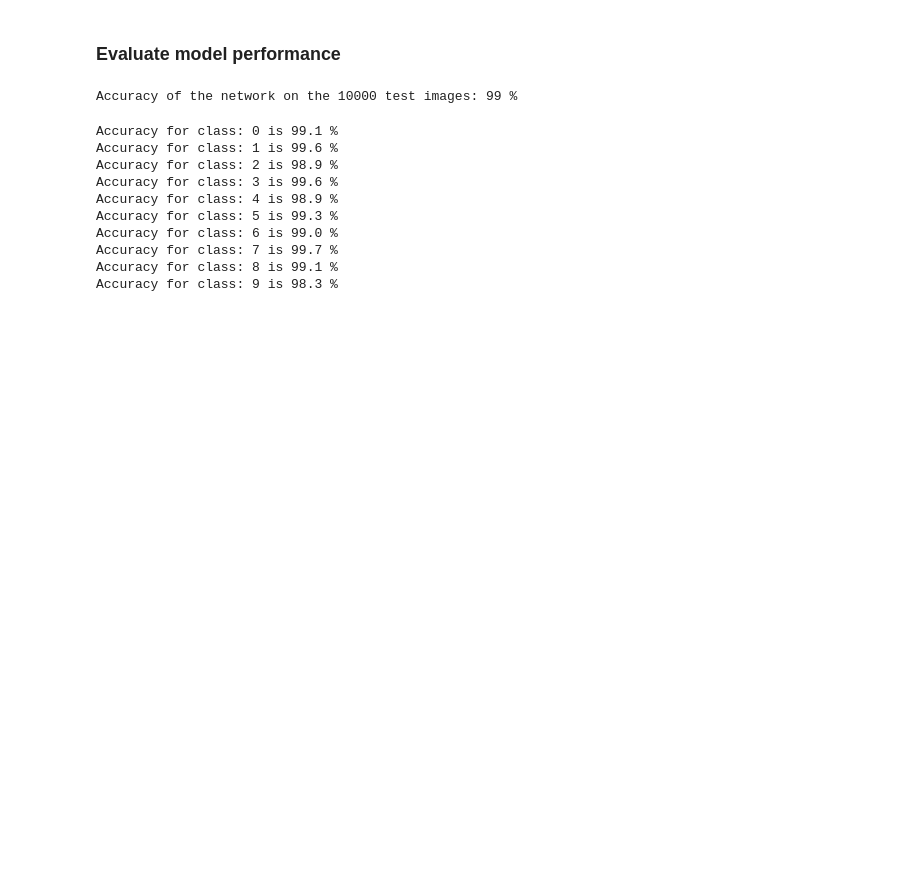
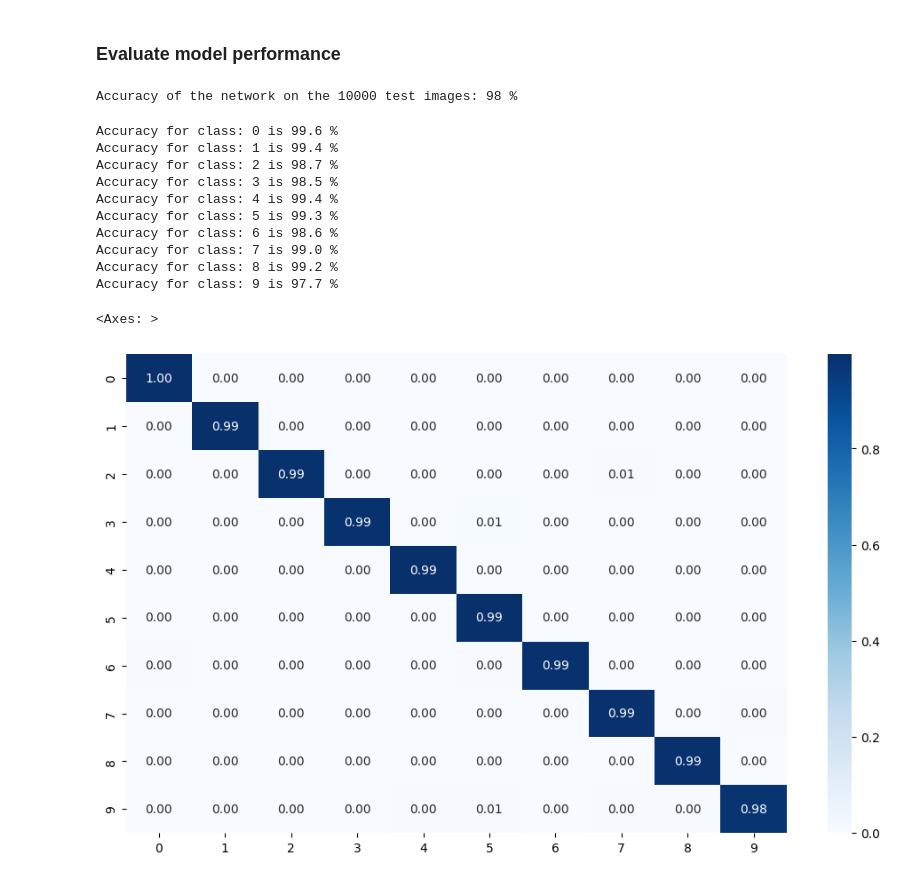
Before and after one commit to mmvp314/ml-projects, a Jupyter notebook: mnist_torch.ipynb, the cells around one changed output. Drawn from its saved outputs; the diff is of its cells as text; code cells hidden in the pictures; blank space fills up the shorter version.

```diff
--- a/mnist_torch.ipynb
+++ b/mnist_torch.ipynb
@@ -229,7 +266,7 @@ class SimpleCNN(nn.Module):
 # %%
 model_CNN = SimpleCNN() # creates an object (an instance of the SimpleCNN class), ! not a function
 criterion = nn.CrossEntropyLoss()
-optimizer = optim.Adam(model.parameters(), lr=1e-3)
+optimizer = optim.Adam(model_CNN.parameters(), lr=0.001)
 # %%
 def train_CNN(model, train_loader, criterion, optimizer, epochs=2):
     model.train()  # Set model to training mode, see https://docs.pytorch.org/docs/stable/generated/torch.nn.Module.html#torch.nn.Module.train
@@ -259,5 +296,5 @@ def train_CNN(model, train_loader, criterion, optimizer, epochs=2):
         avg_loss = running_loss / len(train_loader)
         print(f'Epoch {epoch+1} complete. Average Loss: {avg_loss:.4f}\n')
 
-train_CNN(model_CNN, train_loader, criterion, optimizer, epochs=5)
+train_CNN(model_CNN, train_loader, criterion, optimizer, epochs=2)
 # %% [output]
@@ -313,7 +350,7 @@ with torch.no_grad():
     for data in test_loader:
         images, labels = data
         # calculate outputs by running images through the network
-        outputs = model(images)
+        outputs = model_CNN(images)
         # the class with the highest energy is what we choose as prediction
         _, predicted = torch.max(outputs, 1)
         total += labels.size(0)
@@ -321,11 +358,14 @@ with torch.no_grad():
 
 print(f'Accuracy of the network on the 10000 test images: {100 * correct // total} %')
 # %% [output]
-Accuracy of the network on the 10000 test images: 99 %
+Accuracy of the network on the 10000 test images: 98 %
 # %%
 # prepare to count predictions for each class
 correct_pred = {classname: 0 for classname in classes}
 total_pred = {classname: 0 for classname in classes}
+
+y_pred = []
+y_true = []
 
 # again no gradients needed
 with torch.no_grad():
@@ -338,6 +378,8 @@ with torch.no_grad():
             if label == prediction:
                 correct_pred[classes[label]] += 1
             total_pred[classes[label]] += 1
+            y_pred.append(prediction)
+            y_true.append(label)
 
 
 # print accuracy for each class
@@ -345,13 +387,22 @@ for classname, correct_count in correct_pred.items():
     accuracy = 100 * float(correct_count) / total_pred[classname]
     print(f'Accuracy for class: {classname} is {accuracy:.1f} %')
 # %% [output]
-Accuracy for class: 0 is 99.1 %
-Accuracy for class: 1 is 99.6 %
-Accuracy for class: 2 is 98.9 %
-Accuracy for class: 3 is 99.6 %
-Accuracy for class: 4 is 98.9 %
+Accuracy for class: 0 is 99.6 %
+Accuracy for class: 1 is 99.4 %
+Accuracy for class: 2 is 98.7 %
+Accuracy for class: 3 is 98.5 %
+Accuracy for class: 4 is 99.4 %
 Accuracy for class: 5 is 99.3 %
-Accuracy for class: 6 is 99.0 %
-Accuracy for class: 7 is 99.7 %
-Accuracy for class: 8 is 99.1 %
-Accuracy for class: 9 is 98.3 %
+Accuracy for class: 6 is 98.6 %
+Accuracy for class: 7 is 99.0 %
+Accuracy for class: 8 is 99.2 %
+Accuracy for class: 9 is 97.7 %
+# %%
+cf_matrix = confusion_matrix(y_true, y_pred)
+df_cm = pd.DataFrame(cf_matrix / np.sum(cf_matrix, axis=1)[:, None], index = [i for i in classes],
+                     columns = [i for i in classes])
+plt.figure(figsize = (12,7))
+sns.heatmap(df_cm, annot=True, fmt = ".2f", cmap='Blues')
+# %% [output]
+<Axes: >
+[figure, added]
```
Also changed, not shown: parts of 13 cells of this notebook, 2 other files.
